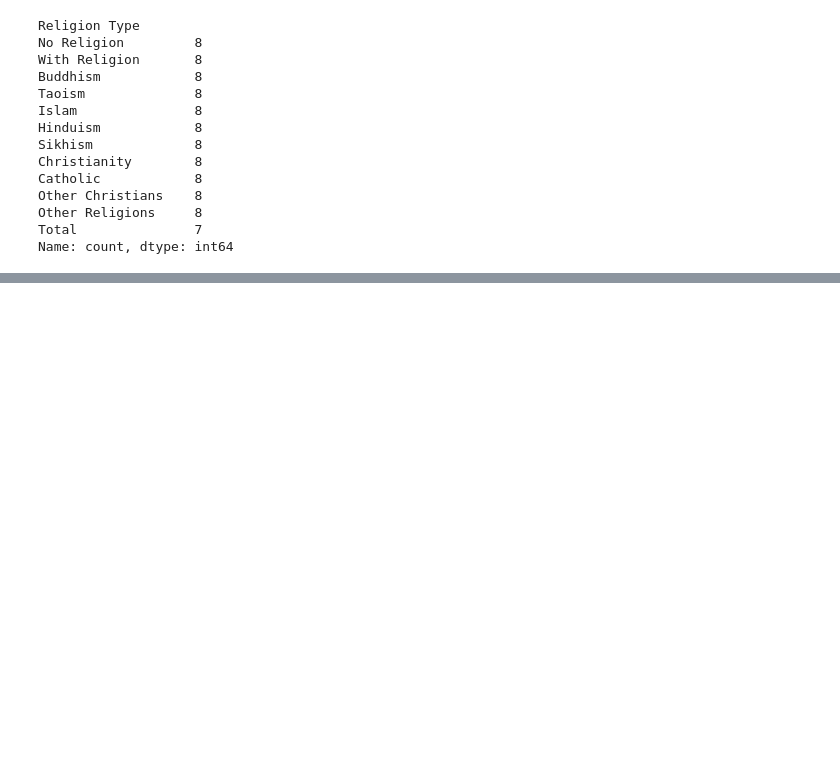
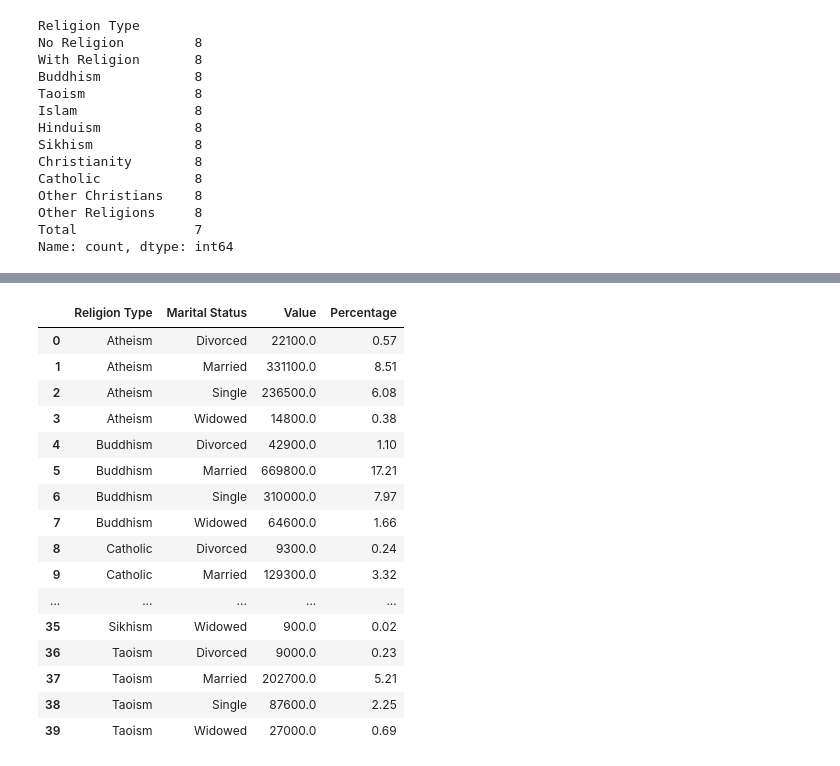
Before and after one commit to jayelle0609/Tidying-Data-Files, a Jupyter notebook: Tidy_Data/Tidying_Data-Marriage-Religion-in-SG.ipynb, the cells around one changed output, grey strips where cells are left out. Drawn from its saved outputs; the diff is of its cells as text; code cells hidden in the pictures; blank space fills up the shorter version.

```diff
--- a/Tidy_Data/Tidying_Data-Marriage-Religion-in-SG.ipynb
+++ b/Tidy_Data/Tidying_Data-Marriage-Religion-in-SG.ipynb
@@ -141,2 +125,6 @@ df_filtered
 # %%
 df_filtered.to_csv("tidy_religion_marital_status.csv", index=False)
+# %%
+df_new = df_filtered.reset_index(drop=True)
+df_new["Value"] = df_new["Value (Thousands)"] * 1000
+df_new.drop(columns=["Value (Thousands)"], inplace=True)
@@ -142,0 +165,4 @@ df_filtered.to_csv("tidy_religion_marital_status.csv", index=False)
+# %%
+df_grouped = df_new.groupby(['Religion Type', 'Marital Status'])['Value'].sum().reset_index()
+df_grouped['Percentage'] = df_grouped['Value'] / df_grouped['Value'].sum() * 100
+df_grouped['Percentage'] = df_grouped['Percentage'].round(2)
@@ -142,0 +185,20 @@ df_filtered.to_csv("tidy_religion_marital_status.csv", index=False)
+# %%
+df_grouped
+# %% [output]
+|  | Religion Type | Marital Status | Value | Percentage |
+| 0 | Atheism | Divorced | 22100.0 | 0.57 |
+| 1 | Atheism | Married | 331100.0 | 8.51 |
+| 2 | Atheism | Single | 236500.0 | 6.08 |
+| 3 | Atheism | Widowed | 14800.0 | 0.38 |
+| 4 | Buddhism | Divorced | 42900.0 | 1.10 |
+| 5 | Buddhism | Married | 669800.0 | 17.21 |
+| 6 | Buddhism | Single | 310000.0 | 7.97 |
+| 7 | Buddhism | Widowed | 64600.0 | 1.66 |
+| 8 | Catholic | Divorced | 9300.0 | 0.24 |
+| 9 | Catholic | Married | 129300.0 | 3.32 |
+| ... | ... | ... | ... | ... |
+| 35 | Sikhism | Widowed | 900.0 | 0.02 |
+| 36 | Taoism | Divorced | 9000.0 | 0.23 |
+| 37 | Taoism | Married | 202700.0 | 5.21 |
+| 38 | Taoism | Single | 87600.0 | 2.25 |
+| 39 | Taoism | Widowed | 27000.0 | 0.69 |
```
Also changed, not shown: parts of 7 cells of this notebook, 1 other file.
